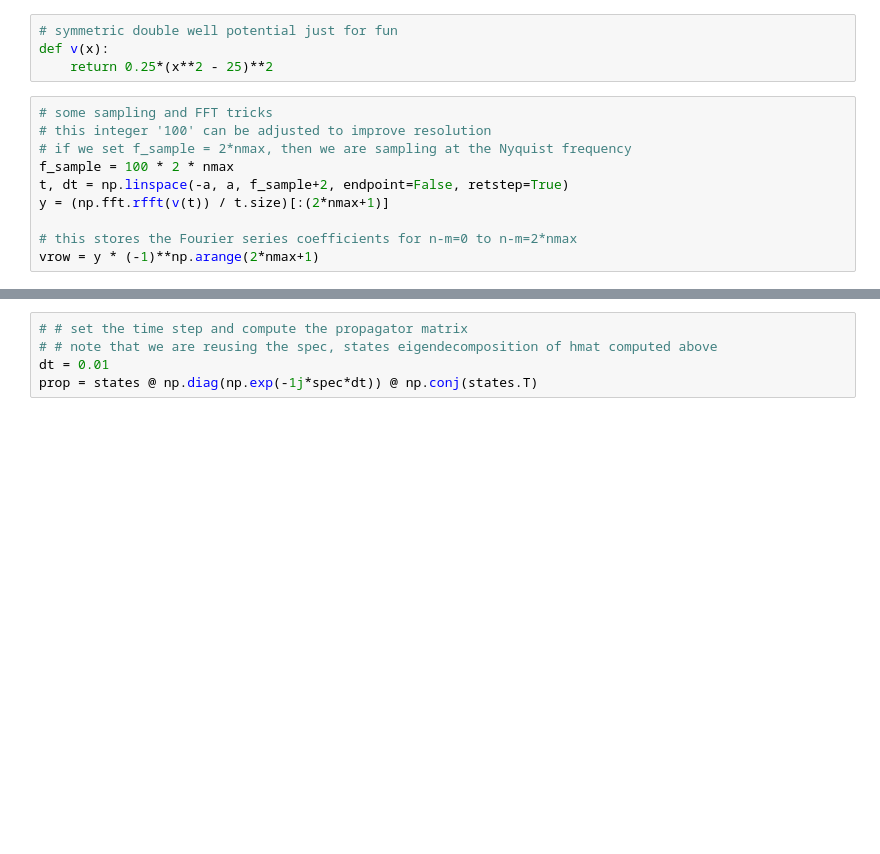
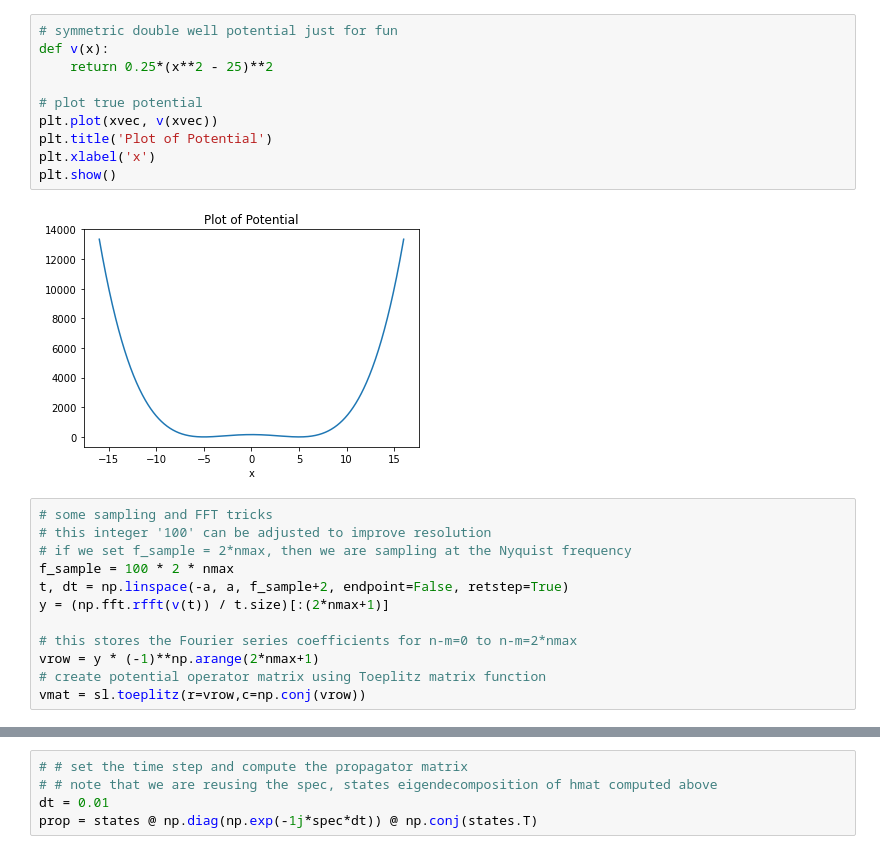
Before and after one commit to kbcollins/tdse, a Jupyter notebook: newschrojaxproduction-02-19-2022-kbc.ipynb, the cells around one changed output, grey strips where cells are left out. Saved outputs shown, nothing was run; the diff lists cells and outputs as text; blank space fills up the shorter version.

```diff
--- a/newschrojaxproduction-02-19-2022-kbc.ipynb
+++ b/newschrojaxproduction-02-19-2022-kbc.ipynb
@@ -23,7 +29,15 @@ a = 16
 # %%
 # symmetric double well potential just for fun
 def v(x):
     return 0.25*(x**2 - 25)**2
+
+# plot true potential
+plt.plot(xvec, v(xvec))
+plt.title('Plot of Potential')
+plt.xlabel('x')
+plt.show()
+# %% [output]
+[figure, added]
 # %%
 # some sampling and FFT tricks
 # this integer '100' can be adjusted to improve resolution
@@ -34,3 +48,5 @@ y = (np.fft.rfft(v(t)) / t.size)[:(2*nmax+1)]
 
 # this stores the Fourier series coefficients for n-m=0 to n-m=2*nmax
 vrow = y * (-1)**np.arange(2*nmax+1)
+# create potential operator matrix using Toeplitz matrix function
+vmat = sl.toeplitz(r=vrow,c=np.conj(vrow))
```
Also changed, not shown: parts of 13 cells of this notebook, 1 other file.
